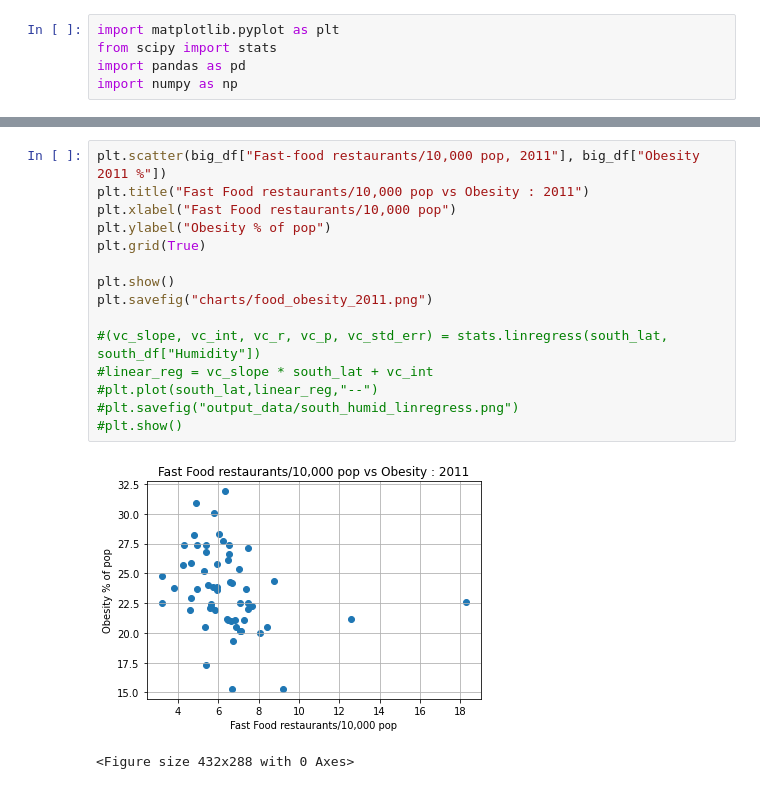
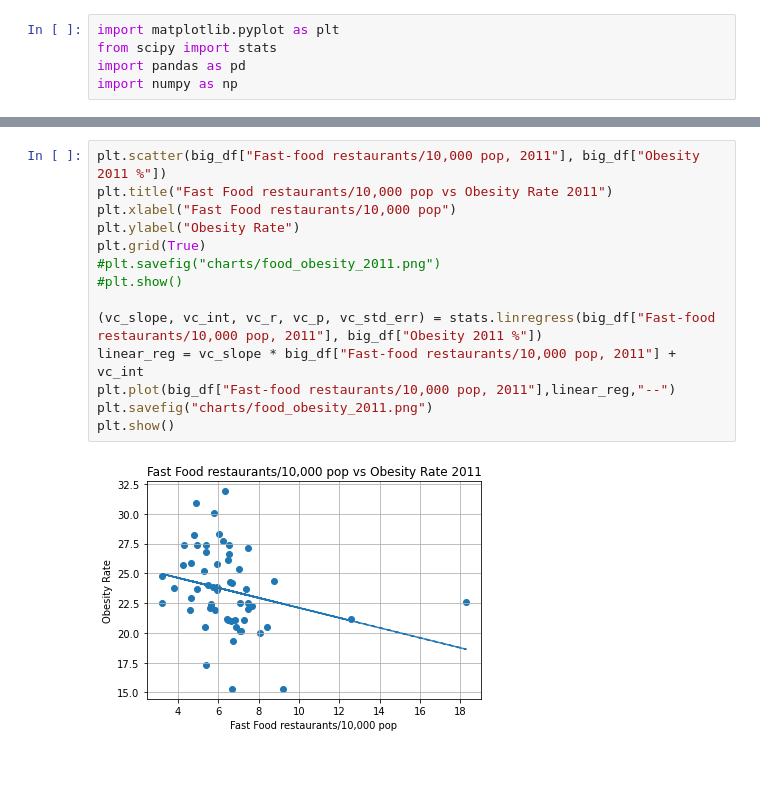
Before and after one commit to improvbutterfly/Fast-Food-Analysis-California, a Jupyter notebook: Analysis/chart_code.ipynb, the cells around one changed output, grey strips where cells are left out. Cells and saved outputs as stored; diff of their text form.

```diff
--- a/Analysis/chart_code.ipynb
+++ b/Analysis/chart_code.ipynb
@@ -17,19 +17,17 @@ big_df.head()
 | 4 | Calaveras | 26 | 30 | 15.384615 | 5.75692 | ... |
 # %%
 plt.scatter(big_df["Fast-food restaurants/10,000 pop, 2011"], big_df["Obesity 2011 %"])
-plt.title("Fast Food restaurants/10,000 pop vs Obesity : 2011")
+plt.title("Fast Food restaurants/10,000 pop vs Obesity Rate 2011")
 plt.xlabel("Fast Food restaurants/10,000 pop")
-plt.ylabel("Obesity % of pop")
+plt.ylabel("Obesity Rate")
 plt.grid(True)
+#plt.savefig("charts/food_obesity_2011.png")
+#plt.show()
 
+(vc_slope, vc_int, vc_r, vc_p, vc_std_err) = stats.linregress(big_df["Fast-food restaurants/10,000 pop, 2011"], big_df["Obesity 2011 %"])
+linear_reg = vc_slope * big_df["Fast-food restaurants/10,000 pop, 2011"] + vc_int
+plt.plot(big_df["Fast-food restaurants/10,000 pop, 2011"],linear_reg,"--")
+plt.savefig("charts/food_obesity_2011.png")
 plt.show()
-plt.savefig("charts/food_obesity_2011.png")
-
-#(vc_slope, vc_int, vc_r, vc_p, vc_std_err) = stats.linregress(south_lat, south_df["Humidity"])
-#linear_reg = vc_slope * south_lat + vc_int
-#plt.plot(south_lat,linear_reg,"--")
-#plt.savefig("output_data/south_humid_linregress.png")
-#plt.show()
 # %% [output]
-[figure, old version]
+[figure, new version]
-<Figure size 432x288 with 0 Axes>
```
Also changed, not shown: parts of 1 cell of this notebook, 4 other files.
